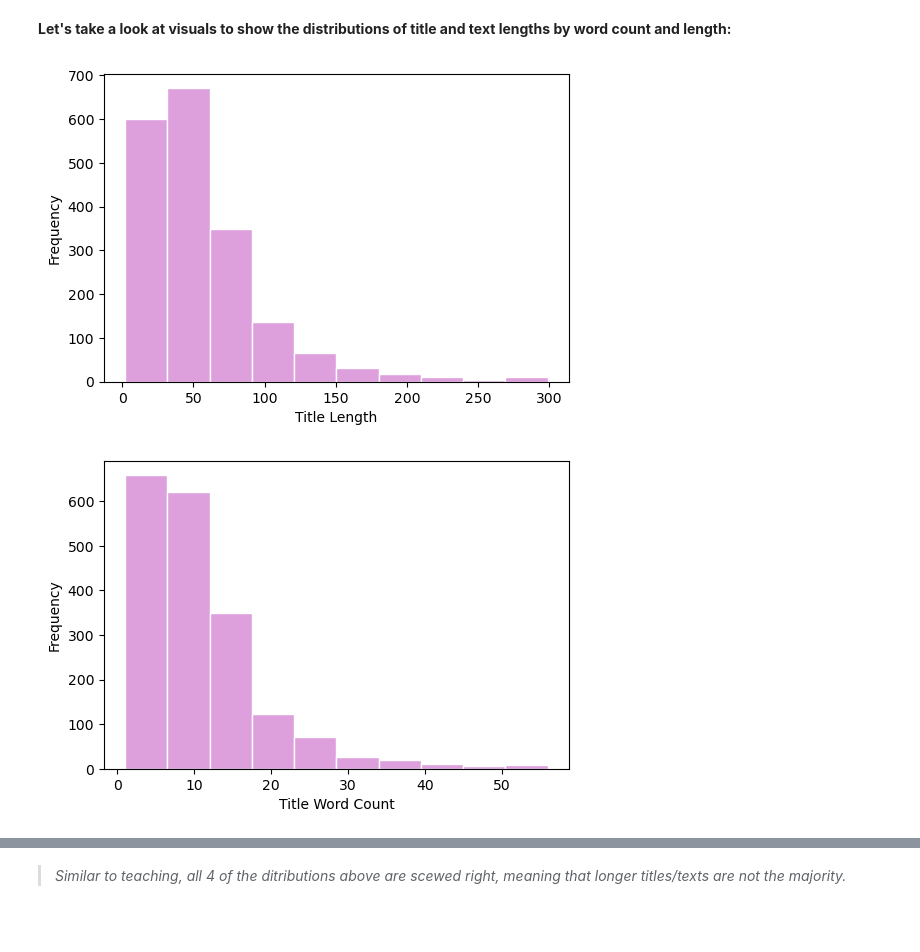
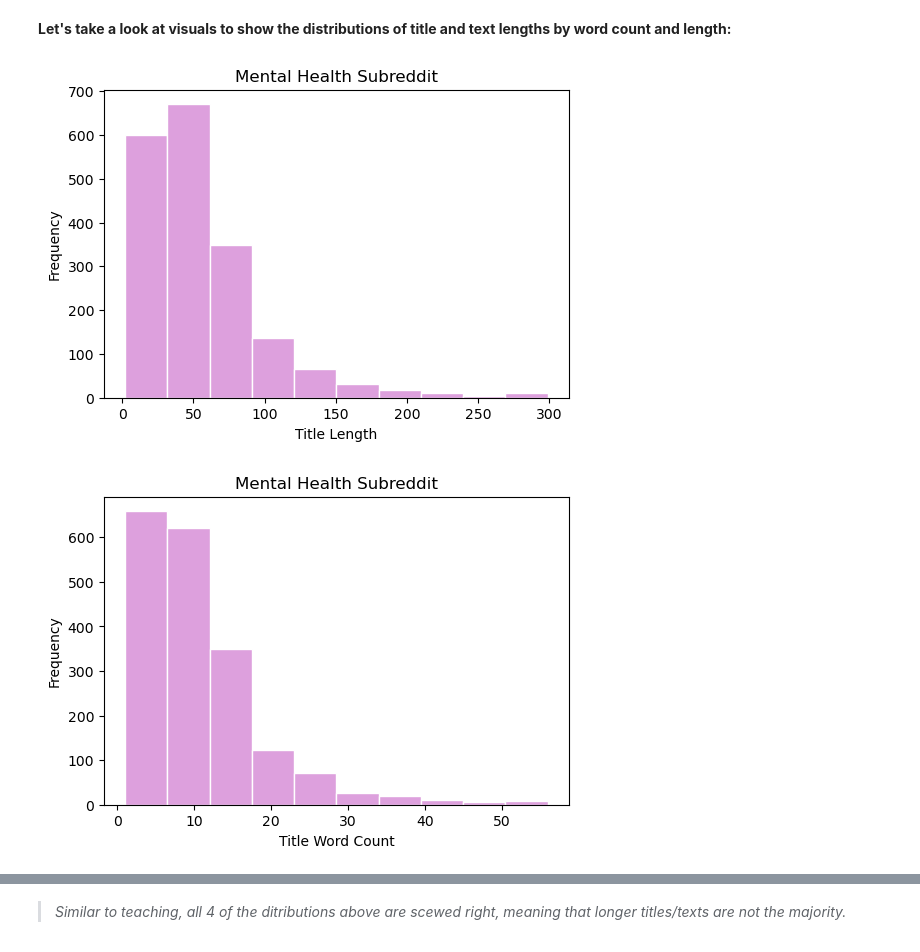
Before and after one commit to kier-johns/project-3, a Jupyter notebook: code/03 - EDA.ipynb, the cells around one changed output, grey strips where cells are left out. Drawn from its saved outputs; the diff is of its cells as text; code cells hidden in the pictures.

```diff
--- a/code/03 - EDA.ipynb
+++ b/code/03 - EDA.ipynb
@@ -231,17 +239,22 @@ mental_health_title_and_text['text_word_count'].mean()
 # %%
 plt.figure(figsize= (6,4))
 plt.hist(mental_health_title_and_text['title_length'], bins = 10, color = 'plum', edgecolor = 'white')
 plt.xlabel('Title Length')
-plt.ylabel('Frequency');
+plt.ylabel('Frequency')
+plt.title('Mental Health Subreddit');
 # %% [output]
-[figure, old version]
+[figure, new version]
 # %%
 plt.figure(figsize= (6,4))
 plt.hist(mental_health_title_and_text['title_word_count'], bins = 10, color = 'plum', edgecolor = 'white')
 plt.xlabel('Title Word Count')
-plt.ylabel('Frequency');
+plt.ylabel('Frequency')
+plt.title('Mental Health Subreddit');
+
+
+plt.savefig('Mentalhealt_Title_Word_Count.png')
 # %% [output]
-[figure, old version]
+[figure, new version]
 # %%
 plt.figure(figsize= (6,4))
 plt.hist(mental_health_title_and_text['text_length'], bins = 10, color = 'indigo', edgecolor = 'white')
```
Also changed, not shown: parts of 12 cells of this notebook, 20 other files.
